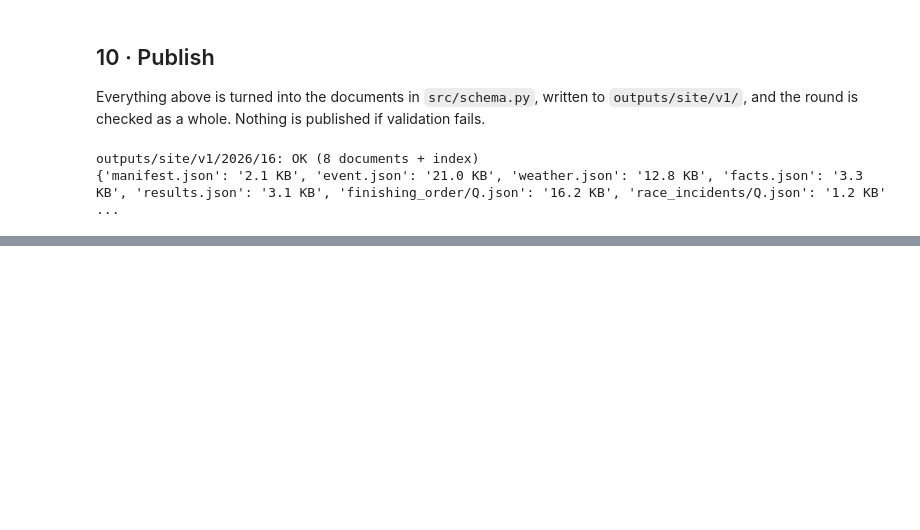
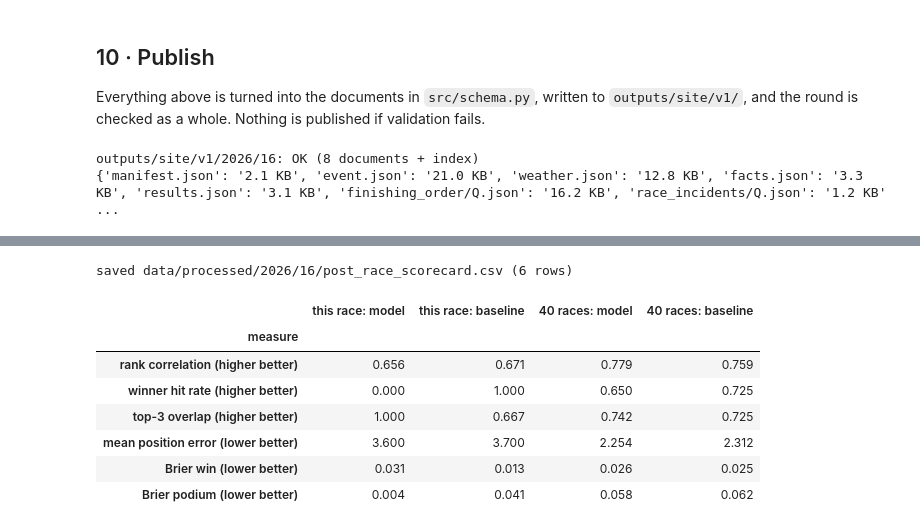
Before and after one commit to LizheZhao/race-preds, a Jupyter notebook: nb/race-weekend-predict.ipynb, the cells around one changed output, grey strips where cells are left out. Saved outputs shown, nothing was run; the diff lists cells and outputs as text; code cells hidden in the pictures; blank space fills up the shorter version.

```diff
--- a/nb/race-weekend-predict.ipynb
+++ b/nb/race-weekend-predict.ipynb
@@ -1538,0 +1674,31 @@ outputs/site/v1/2026/16: OK (8 documents + index)
+# %%
+# Scorecard: this race alone, then the backtest with this race added as a 40th out-of-sample race
+race_probs = compare.assign(y_win=y_win, y_podium=y_podium)[["driverId", "q_pos", "p_win", "p_podium", "y_win", "y_podium"]]
+pool = pd.concat([prob_bt[race_probs.columns], race_probs], ignore_index=True)
+slot_pool = pool.assign(p_win=slot_rate["win"].reindex(pool["q_pos"]).fillna(0).to_numpy(),
+                        p_podium=slot_rate["podium"].reindex(pool["q_pos"]).fillna(0).to_numpy())
+slot_race = race_probs.assign(p_win=slot_win, p_podium=slot_podium)
+per_race_40 = pd.concat([per_race, pd.DataFrame([this_race])], ignore_index=True).mean()
+b_model, b_slot = brier_pair(pool), brier_pair(slot_pool)
+b_race_model, b_race_slot = brier_pair(race_probs), brier_pair(slot_race)
+
+scorecard = pd.DataFrame([
+    ("rank correlation (higher better)", this_race["spearman_model"], this_race["spearman_grid"], per_race_40["spearman_model"], per_race_40["spearman_grid"]),
+    ("winner hit rate (higher better)", this_race["winner_model"], this_race["winner_grid"], per_race_40["winner_model"], per_race_40["winner_grid"]),
+    ("top-3 overlap (higher better)", this_race["top3_model"], this_race["top3_grid"], per_race_40["top3_model"], per_race_40["top3_grid"]),
+    ("mean position error (lower better)", this_race["mae_model"], this_race["mae_grid"], per_race_40["mae_model"], per_race_40["mae_grid"]),
+    ("Brier win (lower better)", b_race_model[0], b_race_slot[0], b_model[0], b_slot[0]),
+    ("Brier podium (lower better)", b_race_model[1], b_race_slot[1], b_model[1], b_slot[1]),
+], columns=["measure", "this race: model", "this race: baseline", "40 races: model", "40 races: baseline"]).set_index("measure")
+save_csv(scorecard.reset_index(), WEEKEND_DIR / "post_race_scorecard.csv")
+display(scorecard.round(3))
+# %% [output]
+saved data/processed/2026/16/post_race_scorecard.csv (6 rows)
+|  | this race: model | this race: baseline | 40 races: model | 40 races: baseline |
+| measure |  |  |  |  |
+| rank correlation (higher better) | 0.656 | 0.671 | 0.779 | 0.759 |
+| winner hit rate (higher better) | 0.000 | 1.000 | 0.650 | 0.725 |
+| top-3 overlap (higher better) | 1.000 | 0.667 | 0.742 | 0.725 |
+| mean position error (lower better) | 3.600 | 3.700 | 2.254 | 2.312 |
+| Brier win (lower better) | 0.031 | 0.013 | 0.026 | 0.025 |
+| Brier podium (lower better) | 0.004 | 0.041 | 0.058 | 0.062 |
```
Also changed, not shown: parts of 14 cells of this notebook.
